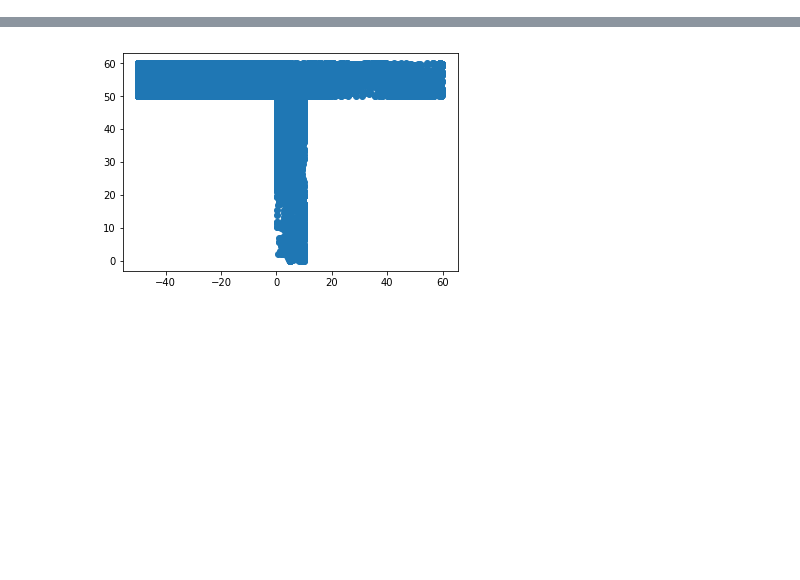
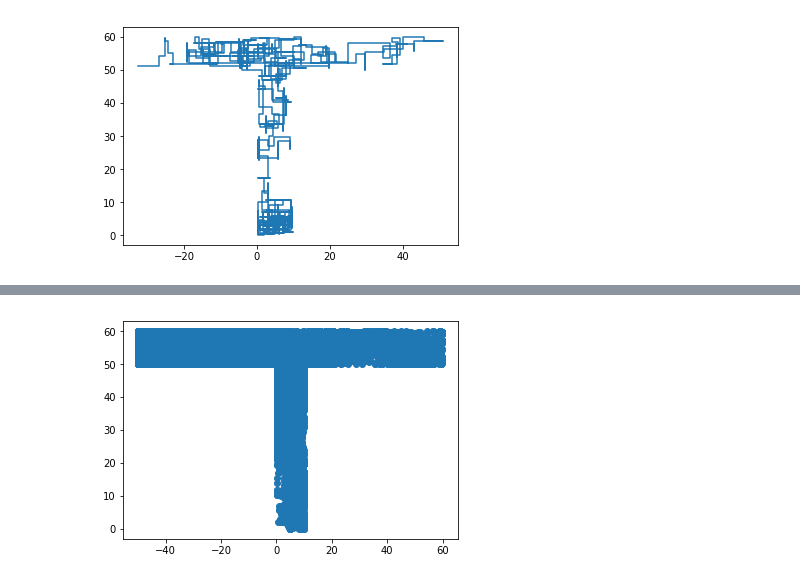
Before and after one commit to imLew/MHBF-project, a Jupyter notebook: main.ipynb, the cells around one changed output, grey strips where cells are left out. Saved outputs shown, nothing was run; the diff lists cells and outputs as text; code cells hidden in the pictures; blank space fills up the shorter version.

```diff
--- a/main.ipynb
+++ b/main.ipynb
@@ -62,6 +62,9 @@ class Agent(object):
     }
 
     def __init__(self, pos = [5,0], eps = .99):
+
+        self.map = None
+
         self.position = np.array(pos)
         self.maze = Maze()
         self.inBar = False
@@ -82,7 +85,7 @@ class Agent(object):
         self.oldQ = self.newQ.copy()
 
 
-        self.weights = np.random.random(size=(len(self.oldQ),len(self.oldActivation.flatten())))
+        self.weights = 2*np.random.random(size=(len(self.oldQ),len(self.oldActivation.flatten())))-1
         self.trace = np.zeros_like(self.weights)
 
         self.oldAction = np.random.randint(4)
@@ -105,6 +108,7 @@ class Agent(object):
         self.inStaff = True
         self.alpha = False
         self.rewarded = False
+        self.route = []
 
     def make_places(self, offset = 2.5, seperation = 5):
         """
@@ -119,15 +123,16 @@ class Agent(object):
         to create a 2 x #(place cells) array that stores the centers
         The offset is only taken into account on one side.
         """
-        x = np.arange(offset,self.maze.bar_x[-1],seperation)
-        y = np.arange(offset,self.maze.bar_y[-1],seperation)
+        x = np.arange(self.maze.bar_x[0]+offset,self.maze.bar_x[-1],seperation)
+        y = np.arange(self.maze.bar_y[0]+offset,self.maze.bar_y[-1],seperation)
         XX, YY = np.meshgrid(x,y)
         bargrid = np.vstack((XX.flatten(),YY.flatten()))
-        x = np.arange(offset,self.maze.staff_x[-1],seperation)
-        y = np.arange(offset,self.maze.bar_y[0],seperation)
+        x = np.arange(self.maze.staff_x[0]+offset,self.maze.staff_x[-1],seperation)
+        y = np.arange(self.maze.staff_y[0]+offset,self.maze.bar_y[0],seperation)
         XX, YY = np.meshgrid(x,y)
         staffgrid = np.vstack((XX.flatten(),YY.flatten()))
         cells = np.hstack((bargrid,staffgrid))
+        self.map = cells
         return cells
 
     def input_layer(self):
@@ -223,8 +228,8 @@ class Agent(object):
         k=0
         alpha_ = False
         while not mouse.rewarded:
-            print(self.weights)
-            if k == 10:
+#             print(self.newActivation)
+            if k == 10000:
                 break
             self.step()
             if self.alpha and not alpha_:
@@ -241,9 +246,22 @@ class Agent(object):
 
         if plot:
             route = np.asarray(self.route)
-            plt.scatter(route[:,0], route[:,1],marker='.',linewidths=0)
+#             plt.scatter(route[:,0], route[:,1],marker='.',linewidths=0)
+            plt.plot(route[:,0], route[:,1])
             plt.gca().set_aspect('equal')
             plt.show()
+
+def test_place(position):
+    mouse = Agent()
+    mouse.position=position
+    mouse.input_layer()
+    cells = mouse.map
+    act = mouse.newActivation[0]
+    plt.scatter(cells[0],cells[1],c=act)
+    plt.scatter(position[0],position[1],marker='x')
+    plt.axvline(position[0])
+    plt.axhline(position[1])
+    plt.show()
 # %%
 mouse = Agent(eps = 0.5)
 # %%
@@ -250,0 +274,9 @@ mouse.trial(plot=True)
+# %%
+r = np.asarray(mouse.route)
+r = r[len(r)-914:]
+a = 0
+b = 914
+plt.plot(r[a:b,0],r[a:b,1])
+plt.show()
+# %% [output]
+[figure, added]
```
Also changed, not shown: parts of 3 cells of this notebook.
